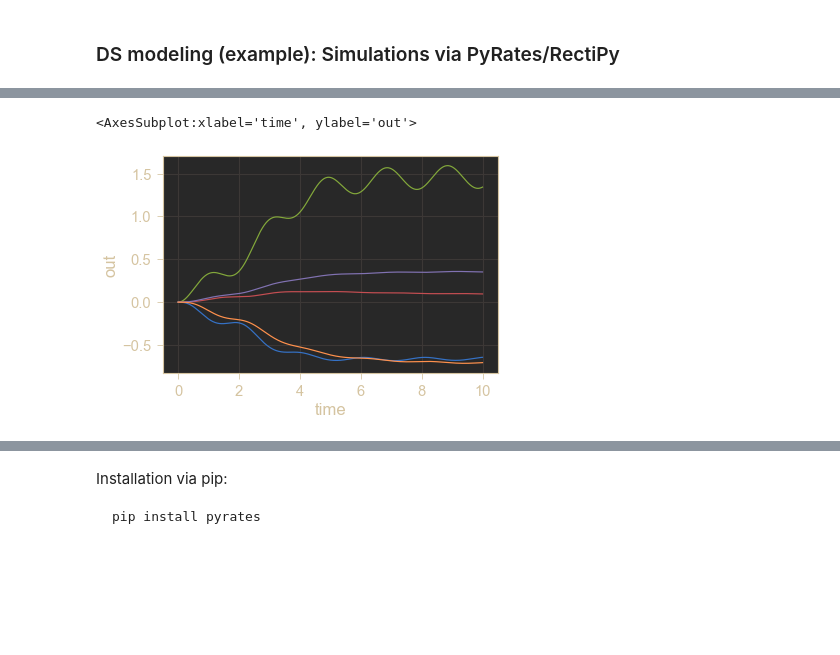
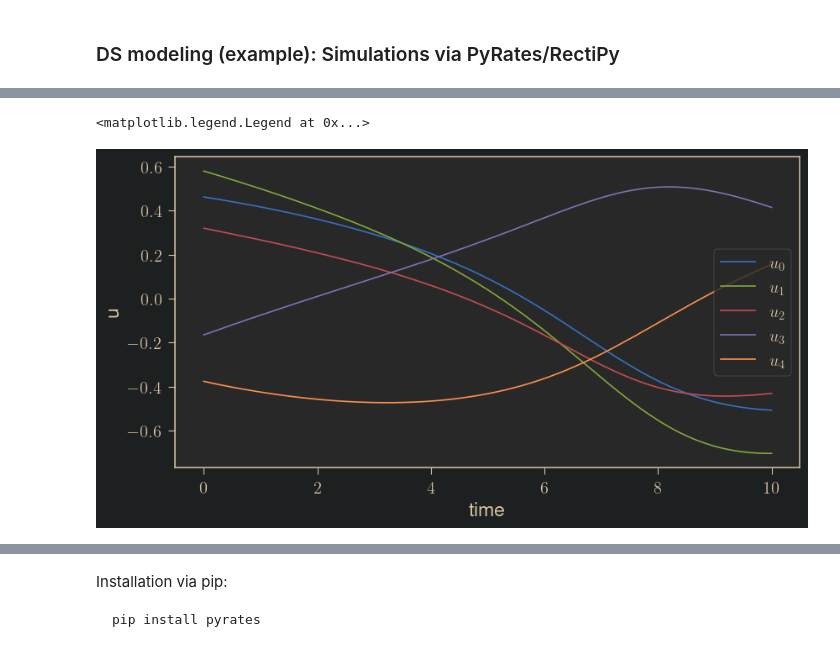
Before and after one commit to pyrates-neuroscience/use_examples, a Jupyter notebook: pyrates_intro.ipynb, the cells around one changed output, grey strips where cells are left out. Saved outputs shown, nothing was run; the diff lists cells and outputs as text; code cells hidden in the pictures; blank space fills up the shorter version.

Commit message:
added files and updated notebook for pyrates intro

```diff
--- a/pyrates_intro.ipynb
+++ b/pyrates_intro.ipynb
@@ -3,8 +3,13 @@ import matplotlib.pyplot as plt
 import numpy as np
 import torch
 from jupyterthemes import jtplot
-jtplot.style(theme='gruvboxd', ticks=True, grid=True, figsize=(12, 6), fscale=1.4)
+jtplot.style(theme='gruvboxd', ticks=True, grid=False, figsize=(12, 6), fscale=1.4)
+plt.rc('text', usetex=True)
 %matplotlib inline
+import sys
+sys.path.insert(0, "../signal_processing_and_visualization")
+from pyrates.utility import Interactive2DParamPlot
+from pandas import DataFrame
 # %% [markdown]
 # Introduction to Dynamical Systems Modeling with PyRates
 
@@ -86,0 +129,8 @@ Compilation Progress
+# %%
+from rectipy import Network
+
+net0 = Network.from_yaml(
+    node=node, weights=J, source_var="tanh_op/r", target_var="li_op/r_in",
+    input_var="li_op/I_ext", output_var="li_op/u", clear=True,
+    node_vars={"all/li_op/k": k, "all/li_op/tau": tau}
+)
@@ -88,7 +148,7 @@ Compilation Progress
 # define input
 steps = 10000
 dt = 1e-3
-target_neuron = 1
+target_neuron = 3
 time = np.arange(0, steps)*dt
 I_ext = np.zeros((steps, N))
 I_ext[:, target_neuron] = np.sin(np.pi*time) * 0.5
@@ -97,10 +157,12 @@ I_ext[:, target_neuron] = np.sin(np.pi*time) * 0.5
 obs = net0.run(inputs=I_ext, verbose=False)
 # %%
 # plotting
-obs.plot("out")
+ax = obs.plot("out")
+ax.set_ylabel("u")
+plt.legend([rf"$u_{i}$" for i in range(N)])
 # %% [output]
-<AxesSubplot:xlabel='time', ylabel='out'>
+<matplotlib.legend.Legend at 0x...>
-[figure, old version]
+[figure, new version]
 # %% [markdown]
 ## PyRates: A Python tool for DS modeling
 
```
Also changed, not shown: parts of 65 cells of this notebook, 4 other files.
